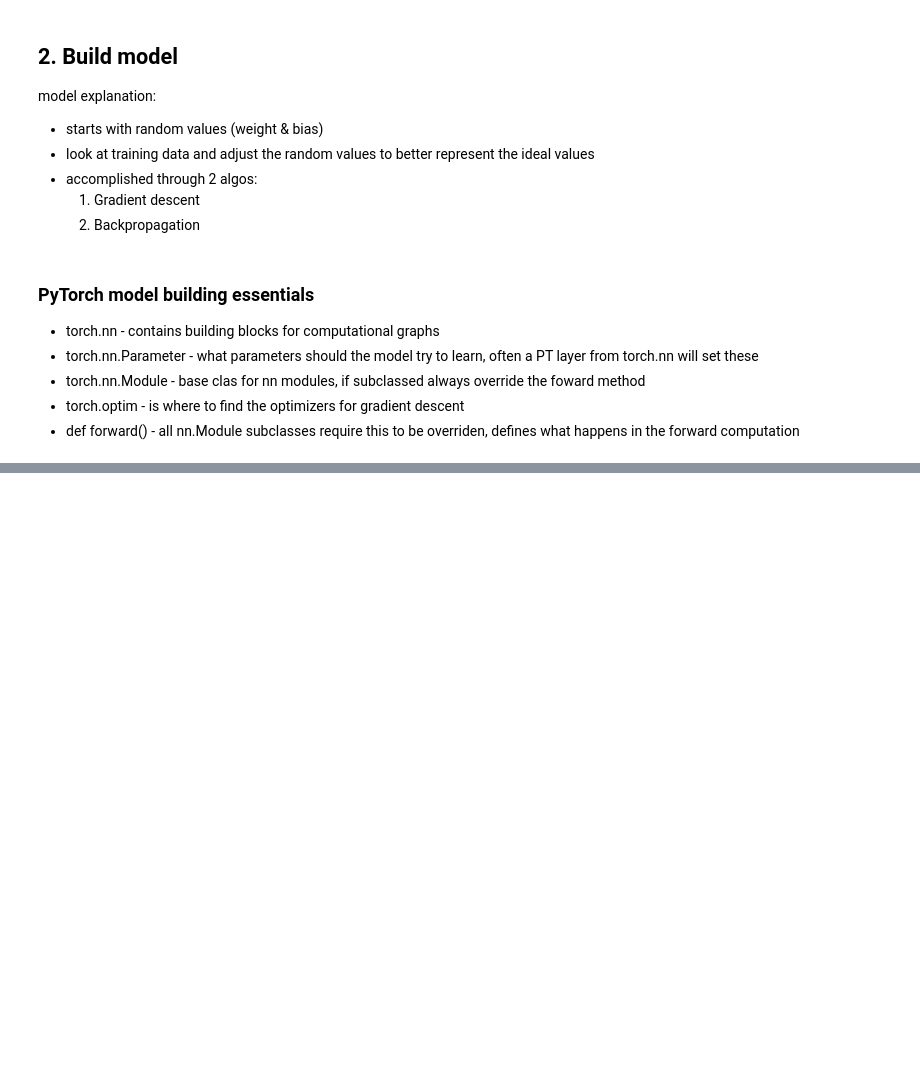
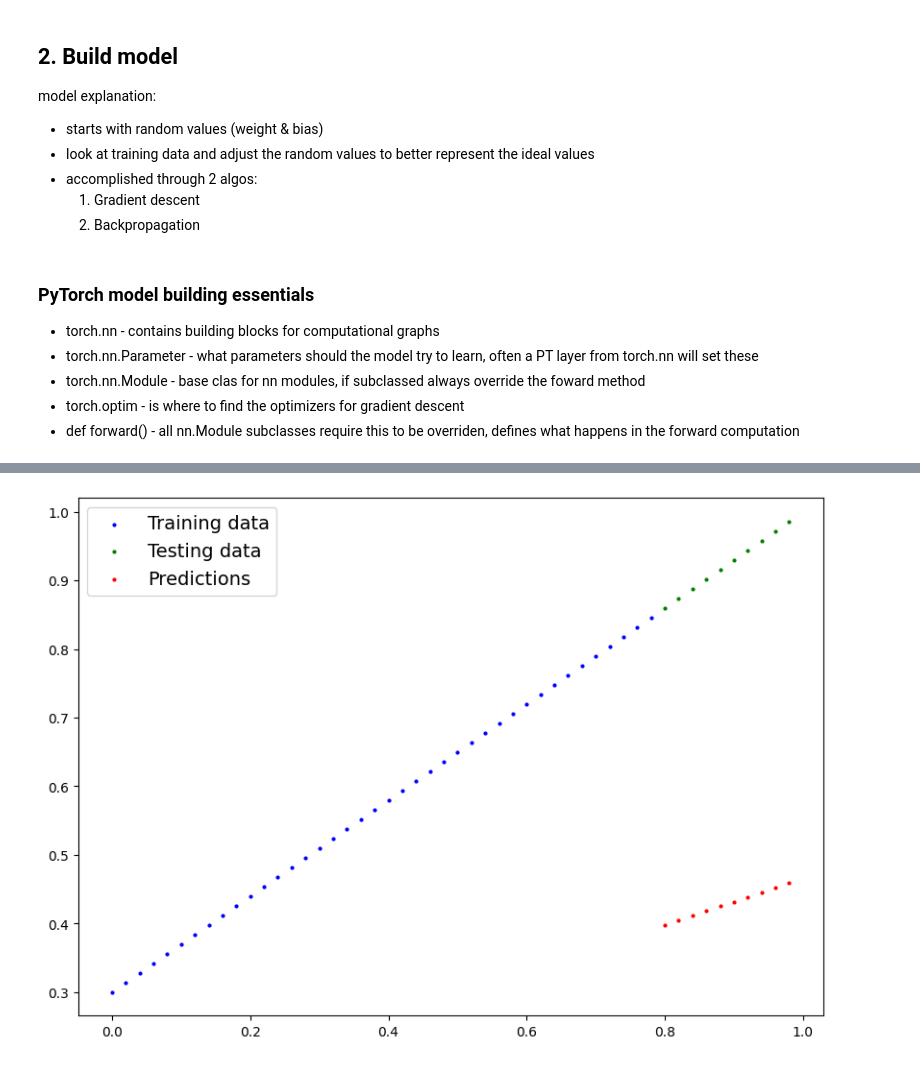
Before and after one commit to jamesshoemake/pytorch_models, a Jupyter notebook: 01_pytorch_workflow.ipynb, the cells around one changed output, grey strips where cells are left out. Cells and saved outputs as stored; diff of their text form; code cells hidden in the pictures; blank space fills up the shorter version.

```diff
--- a/01_pytorch_workflow.ipynb
+++ b/01_pytorch_workflow.ipynb
@@ -96,13 +136,13 @@ class LinearRegressionModel(nn.Module):
         self.weights = nn.Parameter(torch.randn(1, # start with random value
                                                 requires_grad=True, # update via gradient descent
                                                 dtype=torch.float))
-        self.bias == nn.Parameter(torch.randn(1,
+        self.bias = nn.Parameter(torch.randn(1,
                                               requires_grad=True,
                                               dtype=torch.float))
 
-        # forward method to define the computation in model
-        def forward(self, x: torch.Tensor) -> torch.Tensor:
-            return self.weights * x + self.bias # linear regression formula
+    # forward method to define the computation in model
+    def forward(self, x: torch.Tensor) -> torch.Tensor:
+        return self.weights * x + self.bias # linear regression formula
 # %% [markdown]
 ### PyTorch model building essentials
 
@@ -111,3 +151,13 @@ class LinearRegressionModel(nn.Module):
 * torch.nn.Module - base clas for nn modules, if subclassed always override the foward method
 * torch.optim - is where to find the optimizers for gradient descent
 * def forward() - all nn.Module subclasses require this to be overriden, defines what happens in the forward computation
+# %%
+### checking contents of the PyTorch model
+# .parameters() displays the parameters for the model
+torch.manual_seed(42)
+
+# instance of model (subclass of nn.Module)
+model_0 = LinearRegressionModel()
+
+# see parameters
+list(model_0.parameters())
@@ -113,0 +176,6 @@ class LinearRegressionModel(nn.Module):
+# %%
+# make predictions with model
+with torch.inference_mode():
+    y_preds = model_0(X_test)
+
+y_preds
@@ -113,0 +193,4 @@ class LinearRegressionModel(nn.Module):
+# %%
+plot_predictions(predictions=y_preds)
+# %% [output]
+[figure, added]
```
Also changed, not shown: parts of 16 cells of this notebook.
